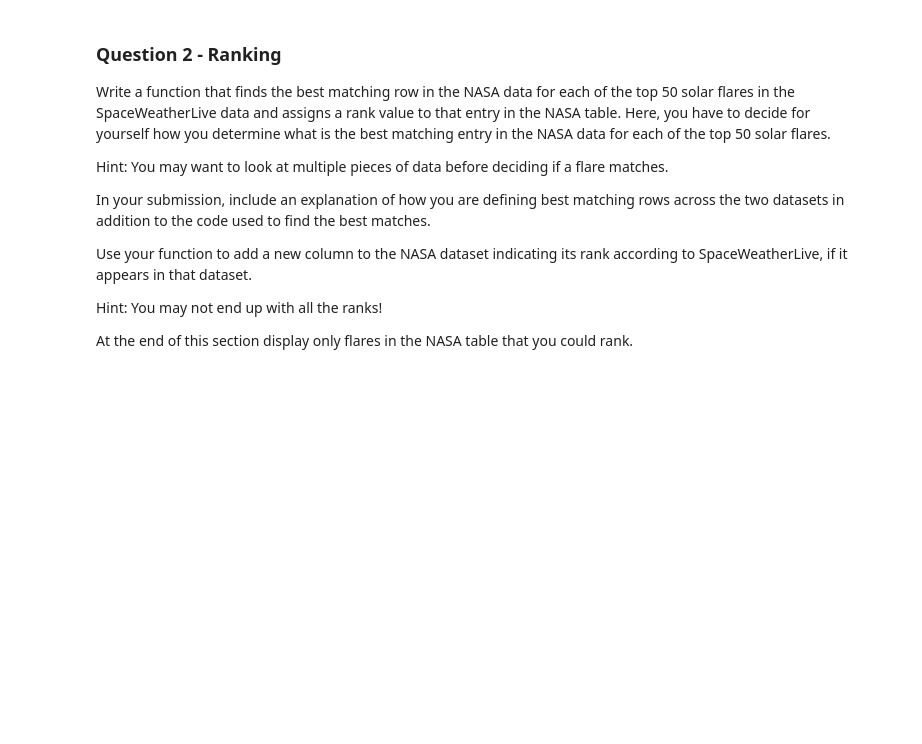
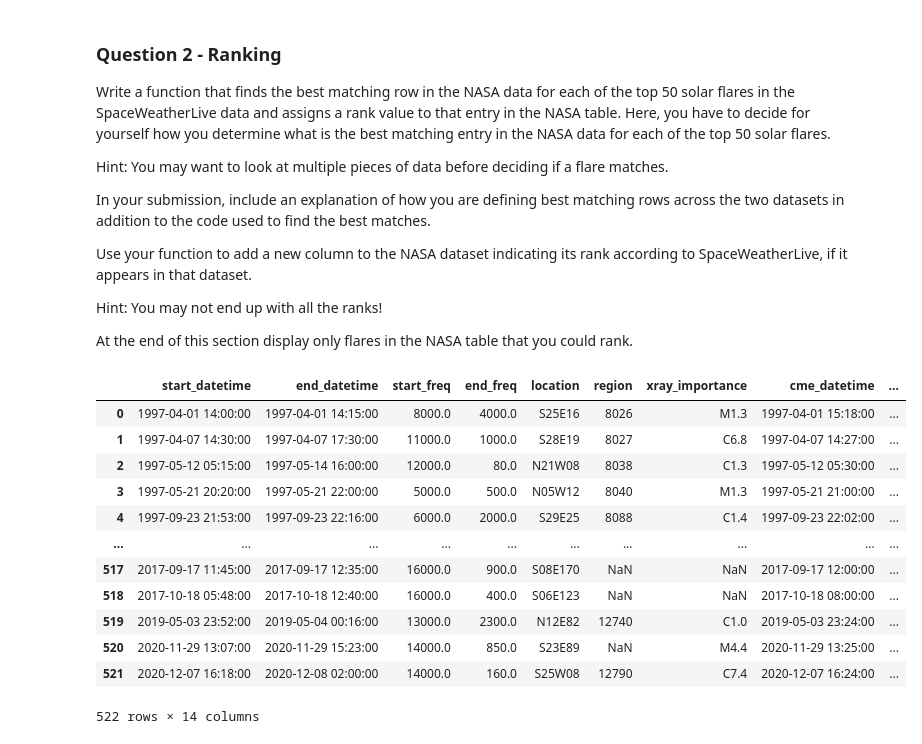
Before and after one commit to NickOuellet/Fly-Me-To-The-Moon, a Jupyter notebook: Fly Me To The Moon - Proj 1 Part 1.ipynb, the cells around one changed output. Drawn from its saved outputs; the diff is of its cells as text; code cells hidden in the pictures; blank space fills up the shorter version.

```diff
--- a/Fly Me To The Moon - Proj 1 Part 1.ipynb
+++ b/Fly Me To The Moon - Proj 1 Part 1.ipynb
@@ -377,3 +381,28 @@ Use your function to add a new column to the NASA dataset indicating its rank ac
 Hint: You may not end up with all the ranks!
 
 At the end of this section display only flares in the NASA table that you could rank.
+# %%
+def rank_data(solfla_df, nasa_df):
+    solfla_rank = []
+    for index, row in solfla_df.iterrows():
+        for index1, row1 in nasa_df.iterrows():
+            if ((row["start_datetime"] == row1["start_datetime"]) & (row["end_datetime"] == row1["end_datetime"])):
+                solfla_rank += row["rank"]
+    nasa_df["solfla_rank"] = solfla_rank
+
+
+nasa_df
+# %% [output]
+|  | start_datetime | end_datetime | start_freq | end_freq | location | region | xray_importance | cme_datetime | ... |
+| 0 | 1997-04-01 14:00:00 | 1997-04-01 14:15:00 | 8000.0 | 4000.0 | S25E16 | 8026 | M1.3 | 1997-04-01 15:18:00 | ... |
+| 1 | 1997-04-07 14:30:00 | 1997-04-07 17:30:00 | 11000.0 | 1000.0 | S28E19 | 8027 | C6.8 | 1997-04-07 14:27:00 | ... |
+| 2 | 1997-05-12 05:15:00 | 1997-05-14 16:00:00 | 12000.0 | 80.0 | N21W08 | 8038 | C1.3 | 1997-05-12 05:30:00 | ... |
+| 3 | 1997-05-21 20:20:00 | 1997-05-21 22:00:00 | 5000.0 | 500.0 | N05W12 | 8040 | M1.3 | 1997-05-21 21:00:00 | ... |
+| 4 | 1997-09-23 21:53:00 | 1997-09-23 22:16:00 | 6000.0 | 2000.0 | S29E25 | 8088 | C1.4 | 1997-09-23 22:02:00 | ... |
+| ... | ... | ... | ... | ... | ... | ... | ... | ... | ... |
+| 517 | 2017-09-17 11:45:00 | 2017-09-17 12:35:00 | 16000.0 | 900.0 | S08E170 | NaN | NaN | 2017-09-17 12:00:00 | ... |
+| 518 | 2017-10-18 05:48:00 | 2017-10-18 12:40:00 | 16000.0 | 400.0 | S06E123 | NaN | NaN | 2017-10-18 08:00:00 | ... |
+| 519 | 2019-05-03 23:52:00 | 2019-05-04 00:16:00 | 13000.0 | 2300.0 | N12E82 | 12740 | C1.0 | 2019-05-03 23:24:00 | ... |
+| 520 | 2020-11-29 13:07:00 | 2020-11-29 15:23:00 | 14000.0 | 850.0 | S23E89 | NaN | M4.4 | 2020-11-29 13:25:00 | ... |
+| 521 | 2020-12-07 16:18:00 | 2020-12-08 02:00:00 | 14000.0 | 160.0 | S25W08 | 12790 | C7.4 | 2020-12-07 16:24:00 | ... |
+522 rows × 14 columns
```
Also changed, not shown: parts of 5 cells of this notebook, 1 other file.
